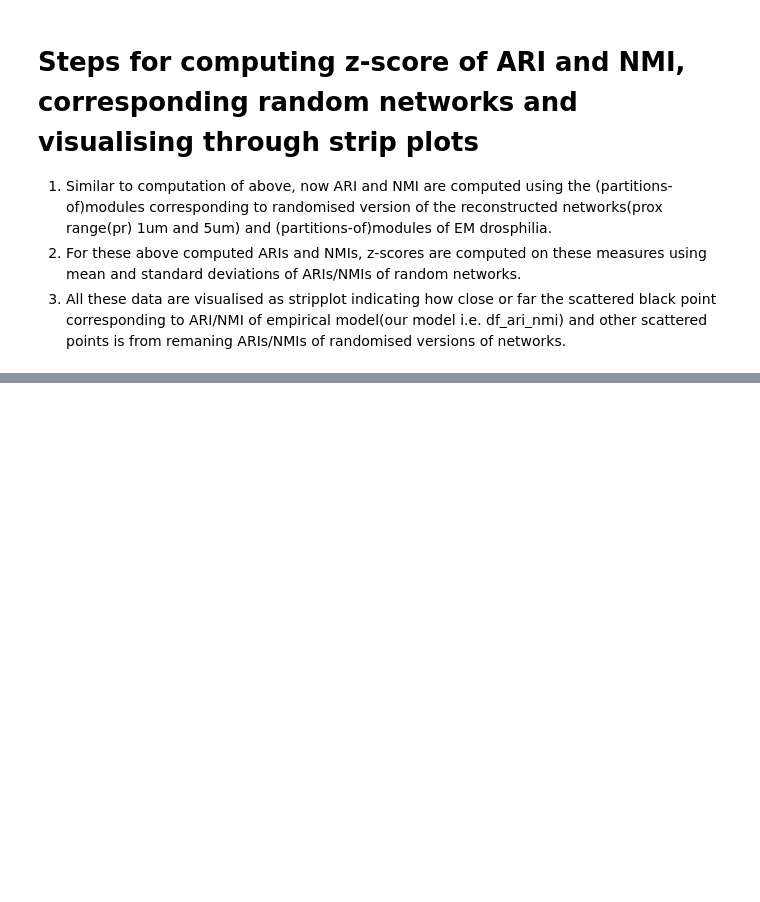
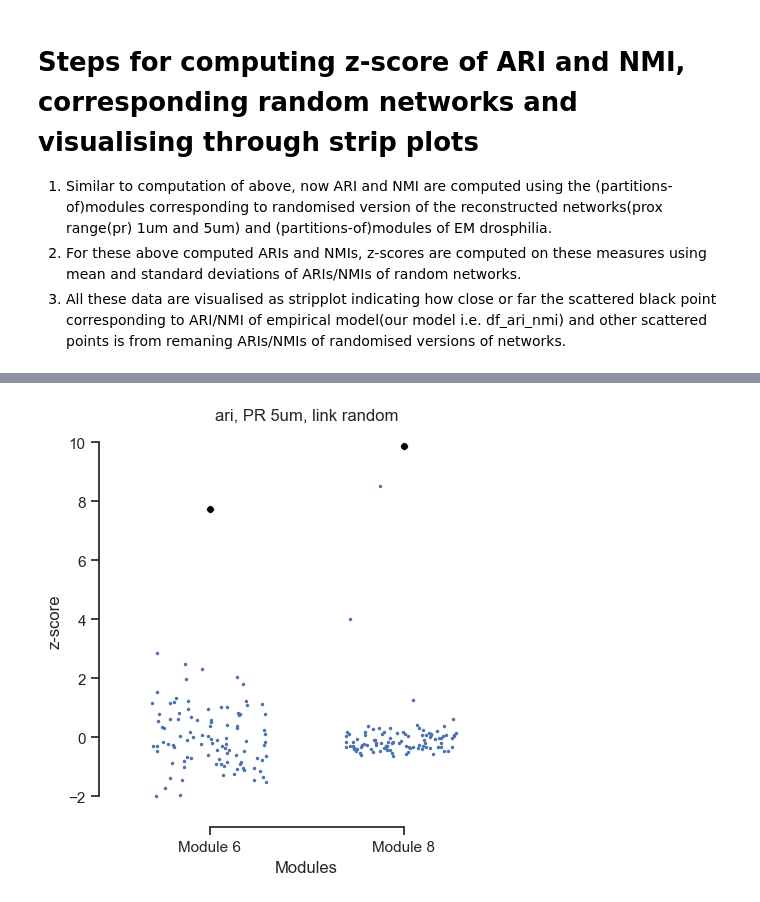
Before and after one commit to dalMaschio-lab/Connectome_analysis, a Jupyter notebook: drosophilia code and data/ARI_NMI_random_zscore.ipynb, the cells around one changed output, grey strips where cells are left out. Drawn from its saved outputs; the diff is of its cells as text; code cells hidden in the pictures; blank space fills up the shorter version.

```diff
--- a/drosophilia code and data/ARI_NMI_random_zscore.ipynb
+++ b/drosophilia code and data/ARI_NMI_random_zscore.ipynb
@@ -966,0 +846,48 @@ Wall time: 27min 8s
+# %%
+# visualising the z scores of our model(strahler-threshold-proximity based reconstructed network)
+# and randomised networks using striplots.
+
+import seaborn as sns
+import warnings
+warnings.filterwarnings('ignore')
+
+# plot empirical vs null scores (z-scored) at critical alpha
+sns.set(style="ticks", font_scale=1.0)
+fig = plt.figure(figsize=(5,5))
+ax = plt.subplot(111)
+
+sns.scatterplot(
+    data=df_emp,
+    x='Modules',
+    y='z-score',
+    s=30,
+    c='black',
+    ax=ax,
+
+)
+sns.stripplot(
+    data=df,
+    x='Modules',
+    y='z-score',
+    # width=0.5,
+    s=2.5,
+    jitter=0.3,
+    ax=ax,
+
+)
+#ax.set_ylim(-3, 12.5)
+sns.despine(offset=10, trim=True,
+            top=True, bottom=False,
+            right=True, left=False)
+
+image_path = "./ari_nmi_paper_images/"
+if not os.path.isdir(image_path):
+    os.mkdir(image_path)
+
+
+plt.title("%s, PR %dum, %s"%(compute_similarity,pr,type), size=12)
+
+plt.savefig(image_path+"%s_PR_%dum_%s.pdf"%(compute_similarity,pr,type),\
+            facecolor="white", bbox_inches="tight", dpi=600 )
+# %% [output]
+[figure, added]
```
Also changed, not shown: parts of 11 cells of this notebook, 1 other file.
